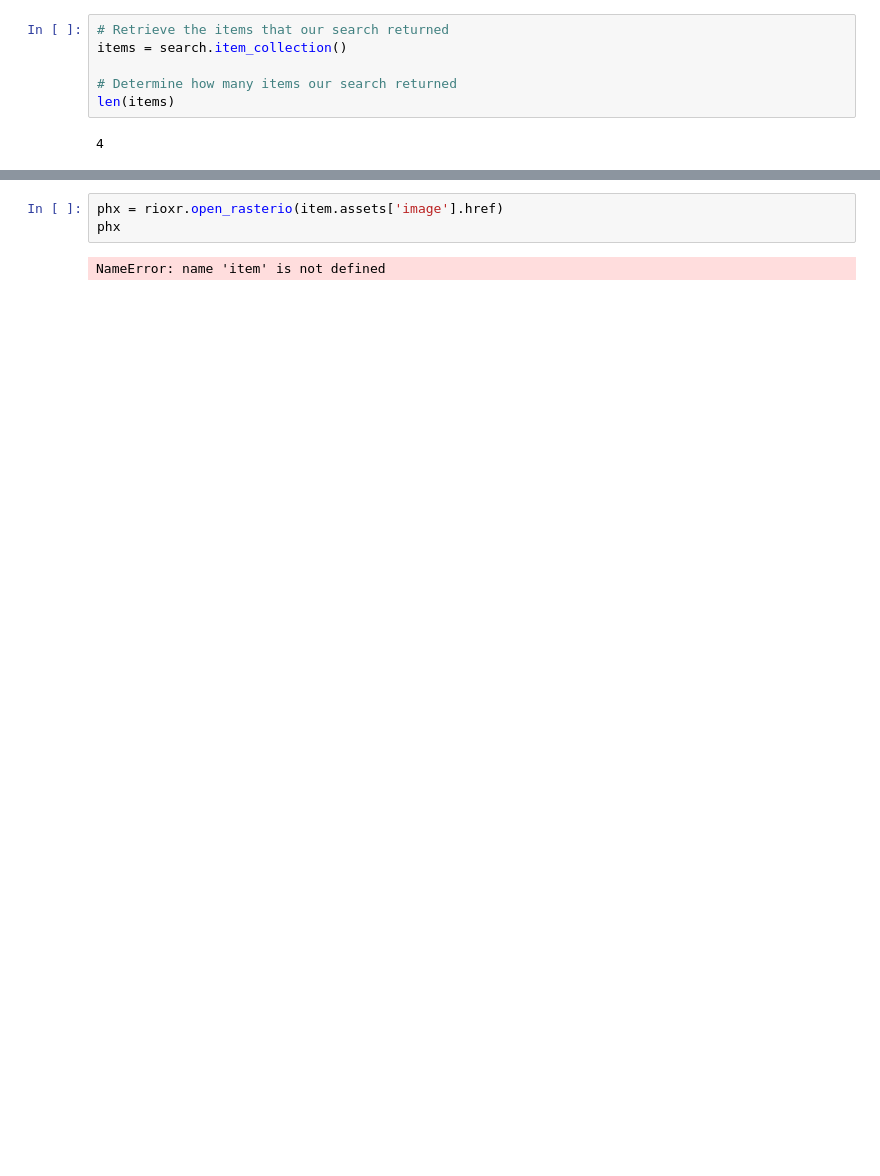
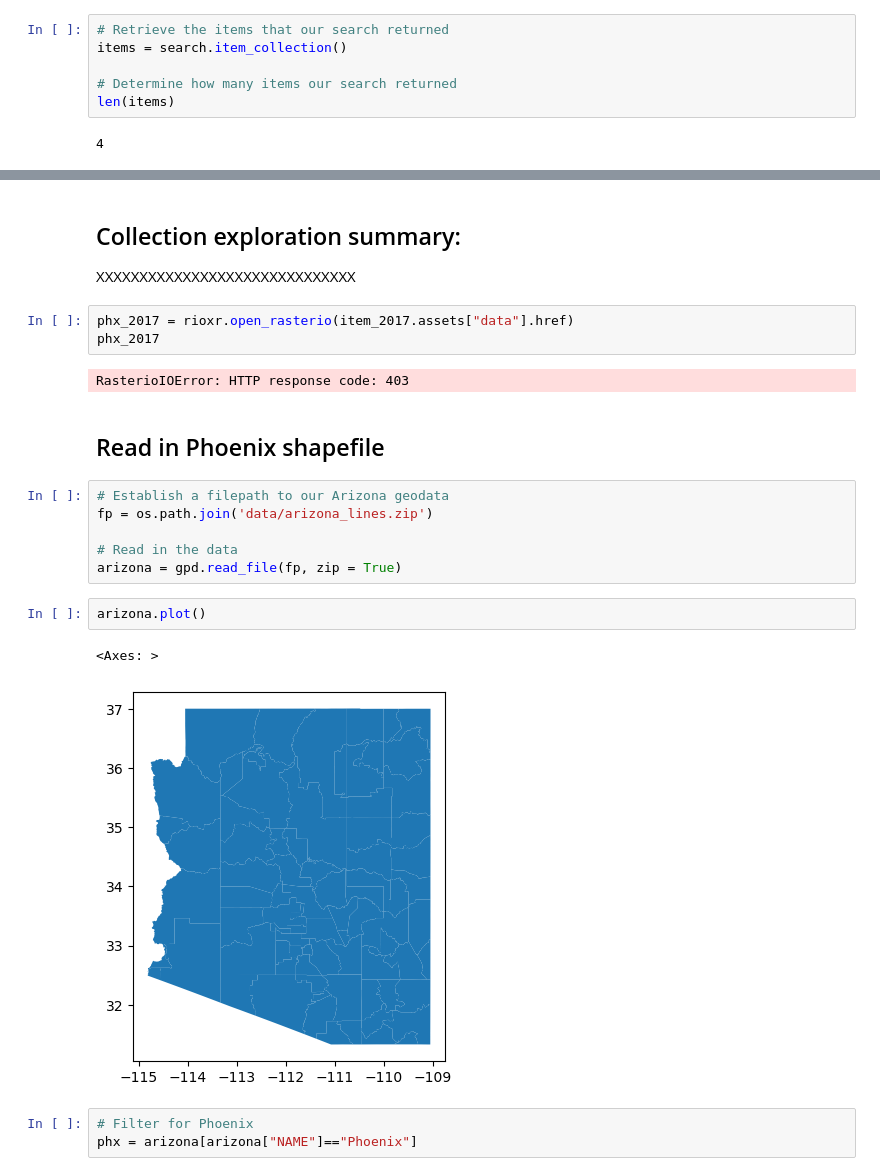
Before and after one commit to stephenccodes/biodiversity-intactness-index-phoenix, a Jupyter notebook: biodiversity_intactness_index_phoenix.ipynb, the cells around one changed output, grey strips where cells are left out. Drawn from its saved outputs; the diff is of its cells as text; blank space fills up the shorter version.

Commit message:
Finish collection exploration and read in AZ shapefile

```diff
--- a/biodiversity_intactness_index_phoenix.ipynb
+++ b/biodiversity_intactness_index_phoenix.ipynb
@@ -139,5 +160,25 @@ Items:
+# %% [markdown]
+## Collection exploration summary:
+
+XXXXXXXXXXXXXXXXXXXXXXXXXXXXXX
 # %%
-phx = rioxr.open_rasterio(item.assets['image'].href)
-phx
+phx_2017 = rioxr.open_rasterio(item_2017.assets["data"].href)
+phx_2017
 # %% [output]
-NameError: name 'item' is not defined
+RasterioIOError: HTTP response code: 403
+# %% [markdown]
+## Read in Phoenix shapefile
+# %%
+# Establish a filepath to our Arizona geodata
+fp = os.path.join('data/arizona_lines.zip')
+
+# Read in the data
+arizona = gpd.read_file(fp, zip = True)
+# %%
+arizona.plot()
+# %% [output]
+<Axes: >
+[figure, added]
+# %%
+# Filter for Phoenix
+phx = arizona[arizona["NAME"]=="Phoenix"]
```
Also changed, not shown: parts of 10 cells of this notebook.
